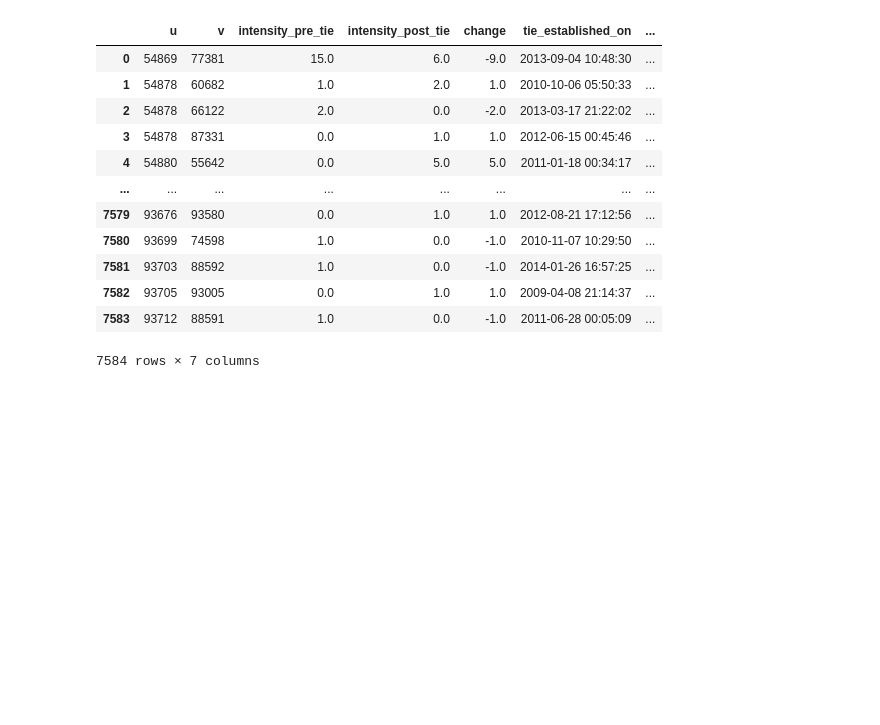
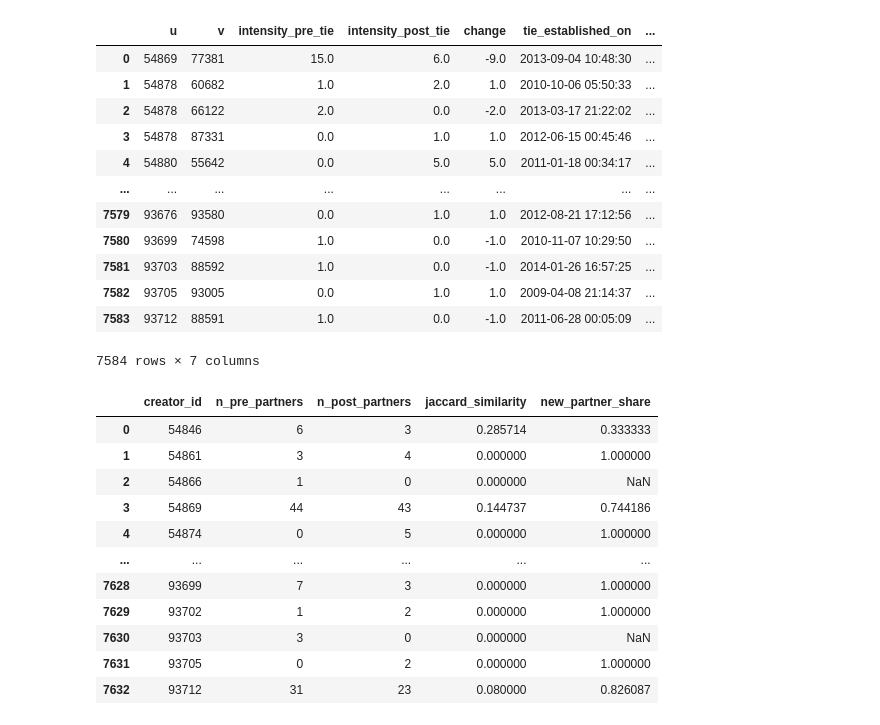
Before and after one commit to catchshashank/network-dynamics, a Jupyter notebook: notebooks/status-network-updated-v080326.ipynb, the cells around one changed output. Cells and saved outputs as stored; diff of their text form; code cells hidden in the pictures; blank space fills up the shorter version.

```diff
--- a/notebooks/status-network-updated-v080326.ipynb
+++ b/notebooks/status-network-updated-v080326.ipynb
@@ -1032,0 +809,94 @@ plt.show()
+# %%
+def interaction_switching_metrics_tie_estab(interactions, tie_establishment_dates, window_days, min_pre_partners=0):
+
+    ev = interactions.copy()
+
+    # First, let's gather all tie establishment dates associated with each creator, either as 'u' or 'v'
+    creator_tie_dates_u = tie_establishment_dates[['u', 'tie_established_on']].rename(columns={'u': 'creator_id'})
+    creator_tie_dates_v = tie_establishment_dates[['v', 'tie_established_on']].rename(columns={'v': 'creator_id'})
+
+    all_creator_tie_dates = pd.concat([creator_tie_dates_u, creator_tie_dates_v])
+
+    # Find the earliest tie establishment date for each creator
+    earliest_tie_established_on = all_creator_tie_dates.groupby('creator_id')['tie_established_on'].min().reset_index()
+    earliest_tie_established_on.rename(columns={'tie_established_on': 'reference_date'}, inplace=True)
+
+    # Attach creator's earliest reference_date to their interaction rows
+    ev = ev.merge(
+        earliest_tie_established_on,
+        left_on="source",
+        right_on="creator_id",
+        how="inner"
+    )
+
+    # Parse interaction and reference timestamps
+    ev["time"] = pd.to_datetime(ev["time"], errors="coerce")
+    ev["reference_date"] = pd.to_datetime(ev["reference_date"], errors="coerce")
+    ev = ev.dropna(subset=["time", "reference_date"])
+
+    # Define window boundaries
+    ev["pre_start_boundary"] = ev["reference_date"] - pd.Timedelta(days=window_days)
+    ev["post_end_boundary"] = ev["reference_date"] + pd.Timedelta(days=window_days)
+
+    # Label each interaction as pre/post crossing based on reference_date
+    pre_condition = (
+        (ev["time"] >= ev["pre_start_boundary"]) &
+        (ev["time"] < ev["reference_date"])
+    )
+
+    post_condition = (
+        (ev["time"] >= ev["reference_date"]) &
+        (ev["time"] <= ev["post_end_boundary"])
+    )
+
+    # Filter to include only interactions that fall within either the 'pre' or 'post' window.
+    filtered_ev = ev[pre_condition | post_condition].copy()
+
+    filtered_ev["window"] = np.where(pre_condition.loc[filtered_ev.index], "pre", "post")
+
+    results = []
+
+    for u, g in filtered_ev.groupby("source"):
+
+        pre_partners = set(g[g["window"] == "pre"]["target"])
+        post_partners = set(g[g["window"] == "post"]["target"])
+
+        if len(pre_partners) < min_pre_partners:
+            continue
+
+        # Forms all partners
+        union = pre_partners.union(post_partners)
+        # Forms repeated partners
+        intersection = pre_partners.intersection(post_partners)
+
+        # Stability: overlap divided by union
+        jaccard = len(intersection) / len(union) if len(union) > 0 else np.nan
+
+        # Switching: new post-only partners divided by post partners
+        new_share = len(post_partners - pre_partners) / len(post_partners) if len(post_partners) > 0 else np.nan
+
+        results.append({
+            "creator_id": u,
+            "n_pre_partners": len(pre_partners),
+            "n_post_partners": len(post_partners),
+            "jaccard_similarity": jaccard,
+            "new_partner_share": new_share
+        })
+
+    return pd.DataFrame(results)
+
+# Call the updated function with appropriate arguments
+display(interaction_switching_metrics_tie_estab(interactions_df, tie_establishment_dates, WINDOW_DAYS))
+# %% [output]
+|  | creator_id | n_pre_partners | n_post_partners | jaccard_similarity | new_partner_share |
+| 0 | 54846 | 6 | 3 | 0.285714 | 0.333333 |
+| 1 | 54861 | 3 | 4 | 0.000000 | 1.000000 |
+| 2 | 54866 | 1 | 0 | 0.000000 | NaN |
+| 3 | 54869 | 44 | 43 | 0.144737 | 0.744186 |
+| 4 | 54874 | 0 | 5 | 0.000000 | 1.000000 |
+| ... | ... | ... | ... | ... | ... |
+| 7628 | 93699 | 7 | 3 | 0.000000 | 1.000000 |
+| 7629 | 93702 | 1 | 2 | 0.000000 | 1.000000 |
+| 7630 | 93703 | 3 | 0 | 0.000000 | NaN |
+| 7631 | 93705 | 0 | 2 | 0.000000 | 1.000000 |
+| 7632 | 93712 | 31 | 23 | 0.080000 | 0.826087 |
```
Also changed, not shown: parts of 14 cells of this notebook.
